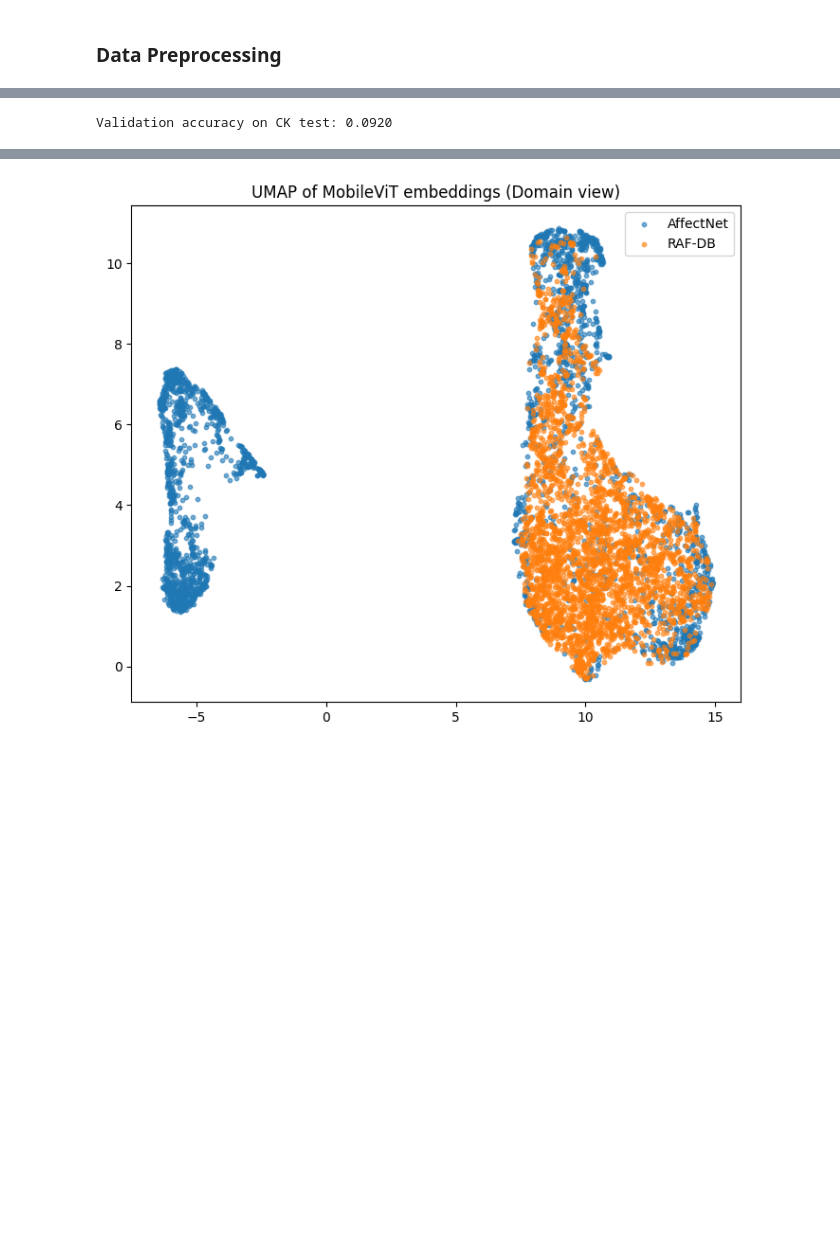
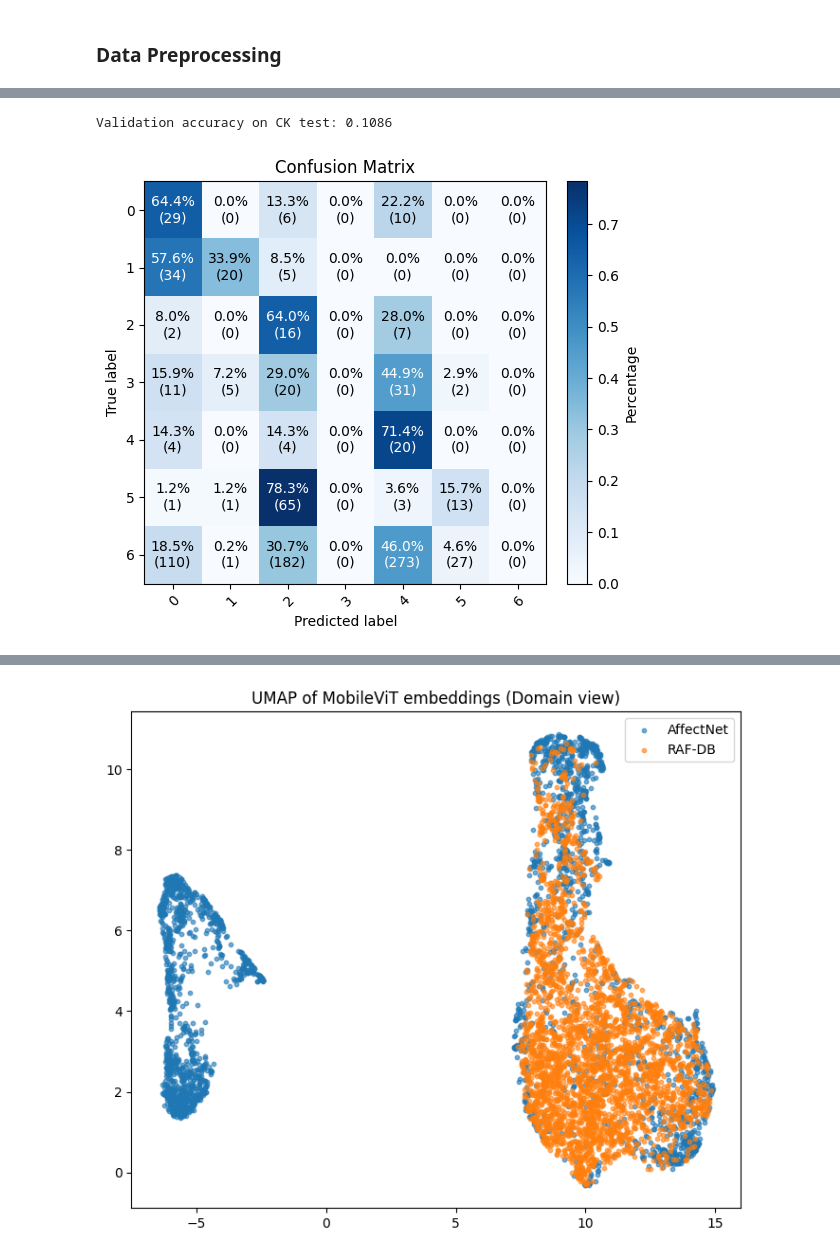
Before and after one commit to sofiafernandescd/EmoReA, a Jupyter notebook: emorea-backend/notebooks/facial/icpram2026-affectnet.ipynb, the cells around one changed output, grey strips where cells are left out. Cells and saved outputs as stored; diff of their text form; code cells hidden in the pictures; blank space fills up the shorter version.

```diff
--- a/emorea-backend/notebooks/facial/icpram2026-affectnet.ipynb
+++ b/emorea-backend/notebooks/facial/icpram2026-affectnet.ipynb
@@ -414,25 +397,28 @@ Validation accuracy on RAF-DB test: 0.1571
 # %%
 test_ds = ImageDataset(ck, feature_extractor)
 test_loader   = DataLoader(test_ds, batch_size=32, shuffle=False, num_workers=0)
 
 model.eval()
 y_true, y_pred = [], []
 
 with torch.no_grad():
     for batch in test_loader:
         pixel_values = batch["pixel_values"].to(device)
         labels = batch["labels"].to(device)
 
         outputs = model(pixel_values=pixel_values)
         preds = torch.argmax(outputs.logits, dim=1)
 
         y_true.extend(labels.cpu().numpy())
         y_pred.extend(preds.cpu().numpy())
 
 acc = accuracy_score(y_true, y_pred)
 print(f"Validation accuracy on CK test: {acc:.4f}")
+
+plot_confusion_matrix(y_true, y_pred)
 # %% [output]
-Validation accuracy on CK test: 0.0920
+Validation accuracy on CK test: 0.1086
+[figure, added]
 # %%
 test_ds = ImageDataset(fer, feature_extractor)
 test_loader   = DataLoader(test_ds, batch_size=32, shuffle=False, num_workers=0)
```
Also changed, not shown: parts of 22 cells of this notebook.
